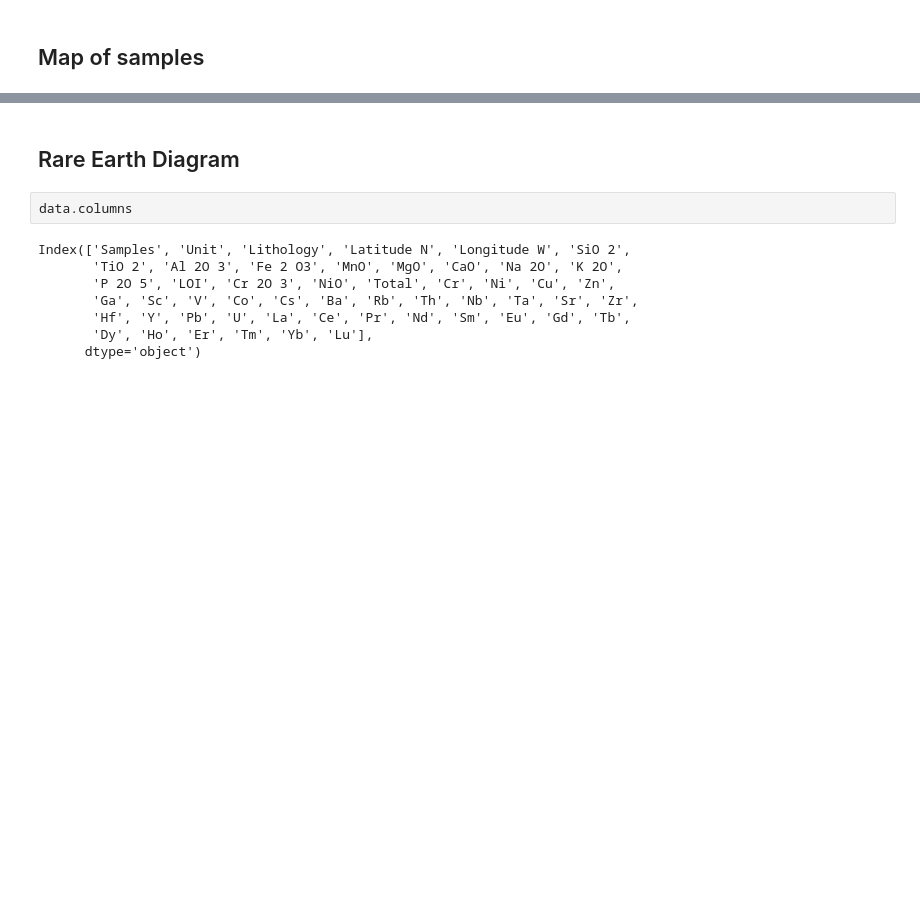
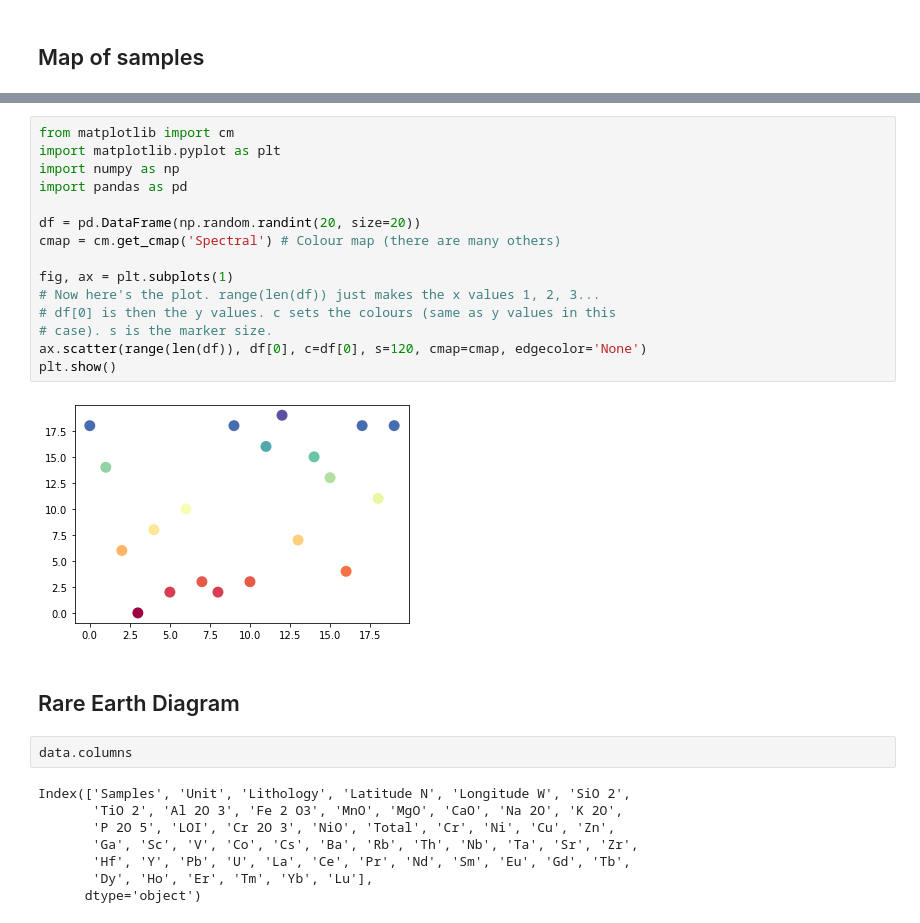
Before and after one commit to ieferreira/geological-menagerie, a Jupyter notebook: CordillerasDiagrams/cordillerasVisualization.ipynb, the cells around one changed output, grey strips where cells are left out. Saved outputs shown, nothing was run; the diff lists cells and outputs as text; blank space fills up the shorter version.

```diff
--- a/CordillerasDiagrams/cordillerasVisualization.ipynb
+++ b/CordillerasDiagrams/cordillerasVisualization.ipynb
@@ -136,3 +149,20 @@ plt.show()
+# %%
+from matplotlib import cm
+import matplotlib.pyplot as plt
+import numpy as np
+import pandas as pd
+
+df = pd.DataFrame(np.random.randint(20, size=20))
+cmap = cm.get_cmap('Spectral') # Colour map (there are many others)
+
+fig, ax = plt.subplots(1)
+# Now here's the plot. range(len(df)) just makes the x values 1, 2, 3...
+# df[0] is then the y values. c sets the colours (same as y values in this
+# case). s is the marker size.
+ax.scatter(range(len(df)), df[0], c=df[0], s=120, cmap=cmap, edgecolor='None')
+plt.show()
+# %% [output]
+[figure, added]
 # %% [markdown]
 ## Rare Earth Diagram
 # %%
```
Also changed, not shown: parts of 3 cells of this notebook.
